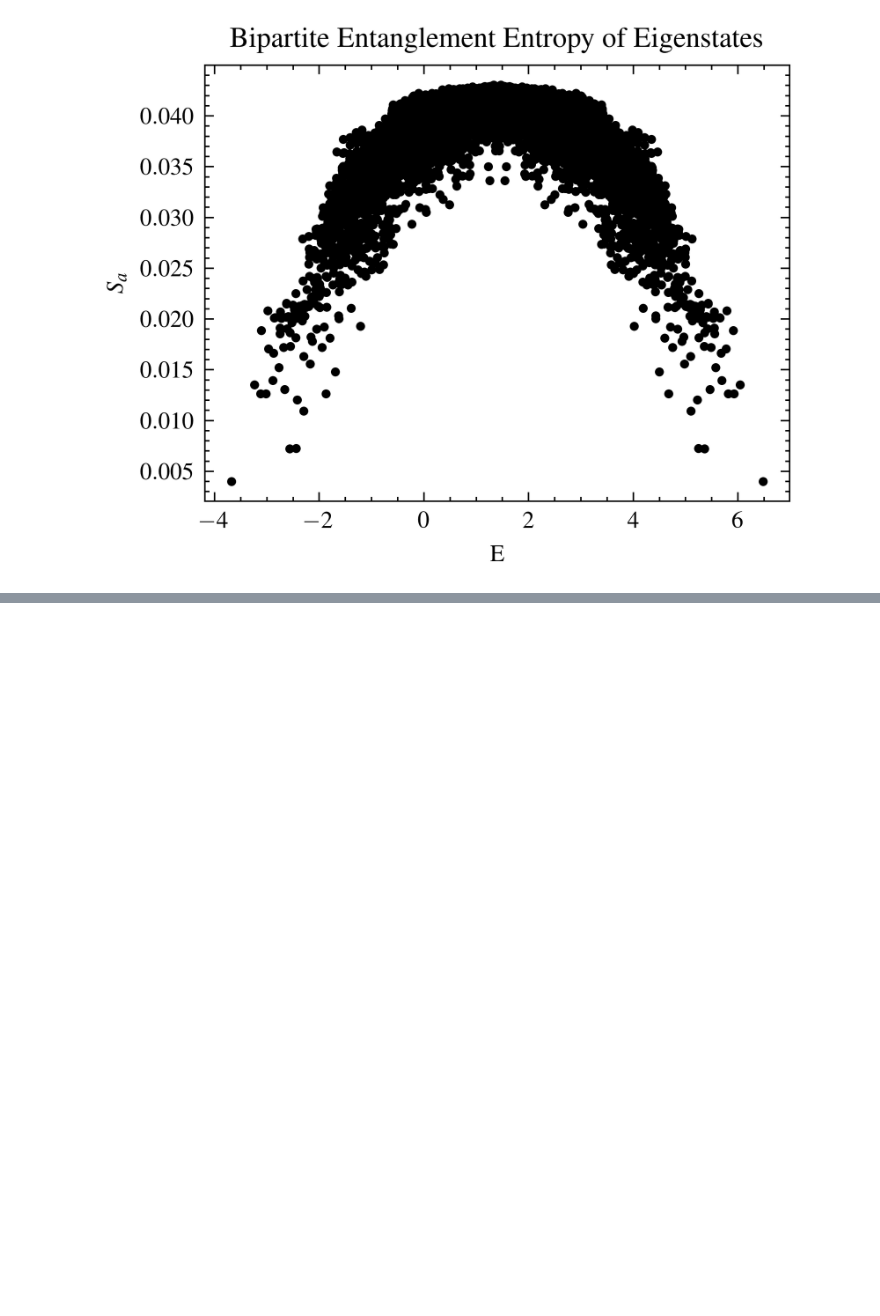
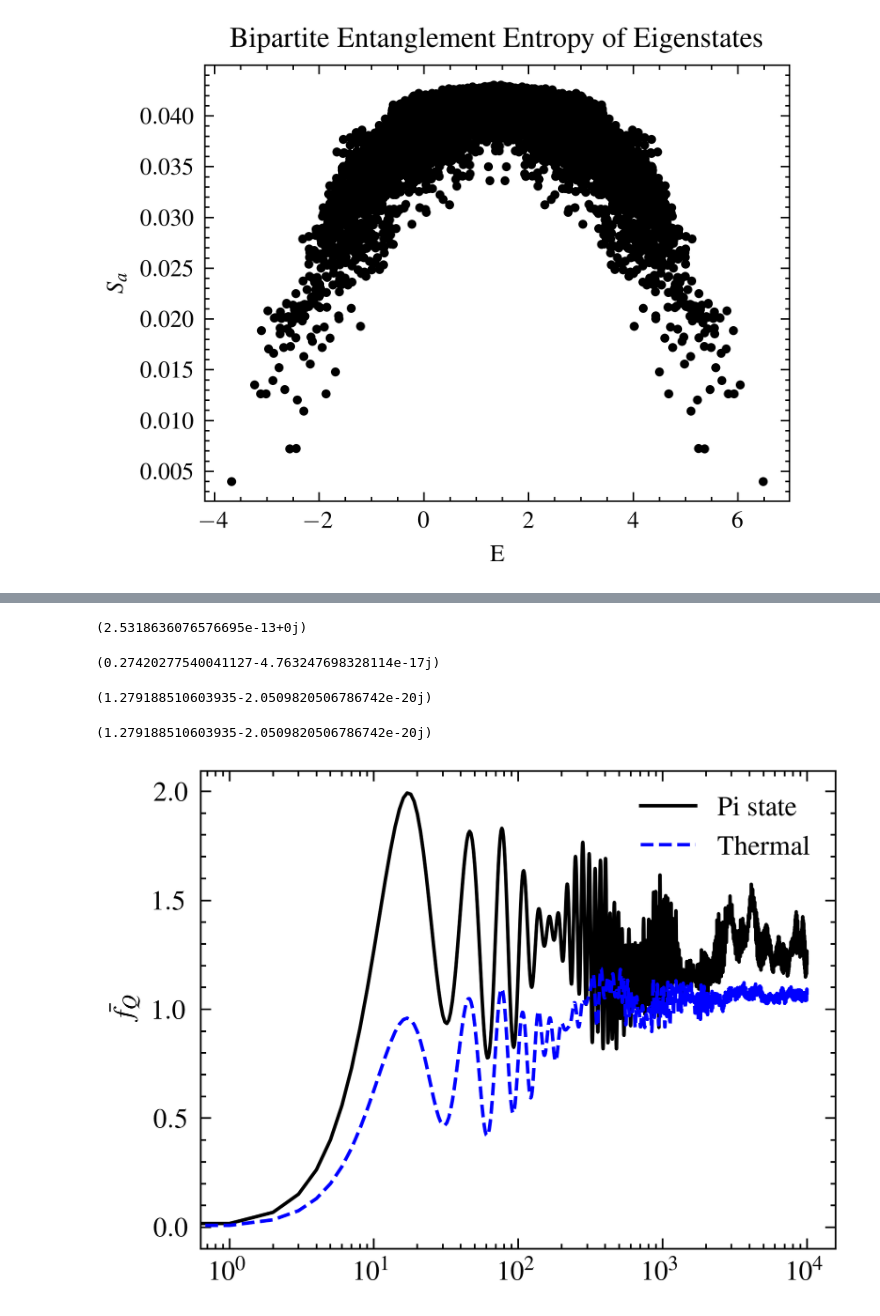
Before and after one commit to CharlieStalker/MPhys_QMBS, a Jupyter notebook: QuSpin.ipynb, the cells around one changed output, grey strips where cells are left out. Drawn from its saved outputs; the diff is of its cells as text; code cells hidden in the pictures; blank space fills up the shorter version.

```diff
--- a/QuSpin.ipynb
+++ b/QuSpin.ipynb
@@ -219,0 +225,4 @@ with plt.style.context(['science', 'scatter']):
+# %%
+eigenvectors[:,3].T.conjugate()@H.dot(eigenvectors[:,1])
+# %% [output]
+(2.5318636076576695e-13+0j)
@@ -219,0 +258,24 @@ with plt.style.context(['science', 'scatter']):
+# %%
+H_QFI.quant_fluct(psi_t[:,2])
+# %% [output]
+(0.27420277540041127-4.763247698328114e-17j)
+# %%
+qfis = []
+qfis_t=[]
+for i in range(9999):
+    qfis.append((4/L)*H_QFI.quant_fluct(psi_t[:,i]))
+    qfis_t.append((4/L)*H_QFI.quant_fluct(psi_t_thermal[:,i]))
+# %% [output]
+(1.279188510603935-2.0509820506786742e-20j)
+# %%
+print(np.mean(qfis[100:]))
+# %% [output]
+(1.279188510603935-2.0509820506786742e-20j)
+# %%
+plt.plot(qfis, label= 'Pi state')
+plt.plot(qfis_t,label= 'Thermal',color='blue',ls = '--')
+plt.ylabel(r'$\bar{f _Q}$')
+plt.legend()
+plt.xscale('log')
+# %% [output]
+[figure, added]
```
Also changed, not shown: parts of 16 cells of this notebook, 8 other files.
